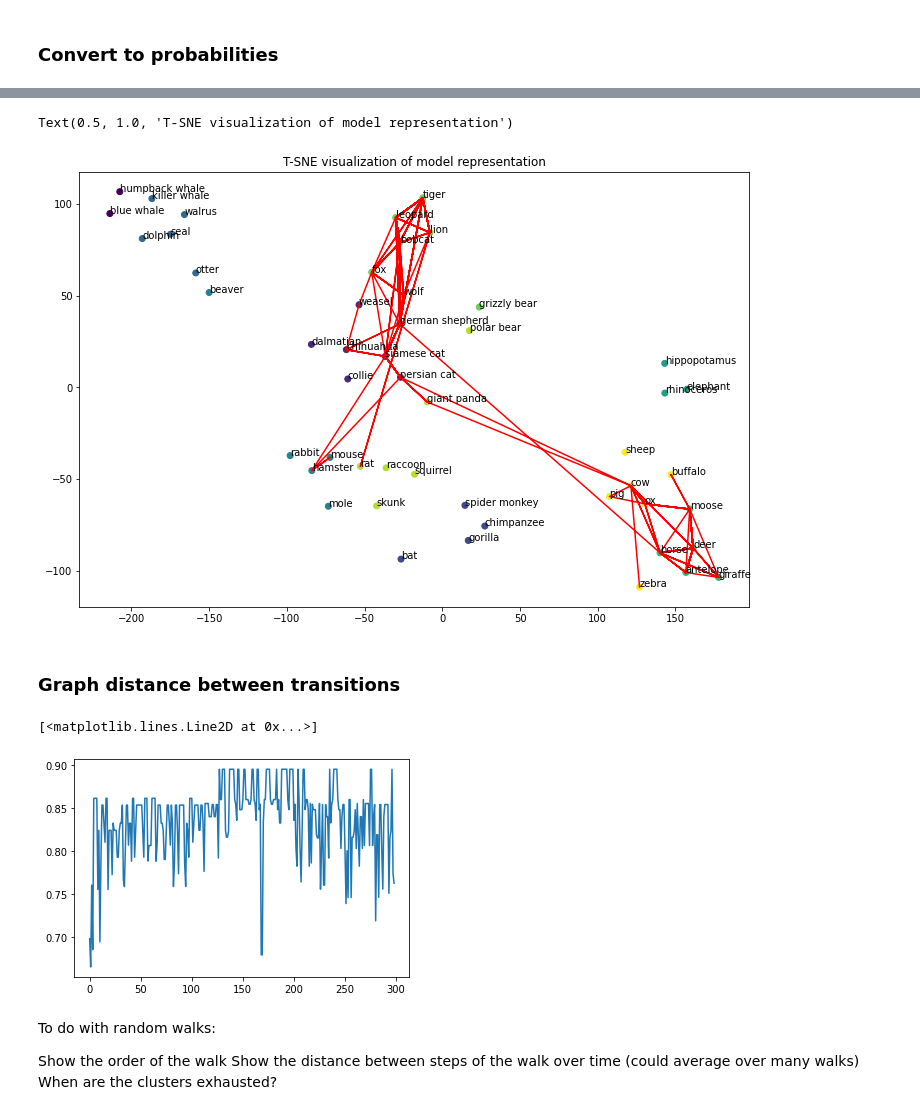
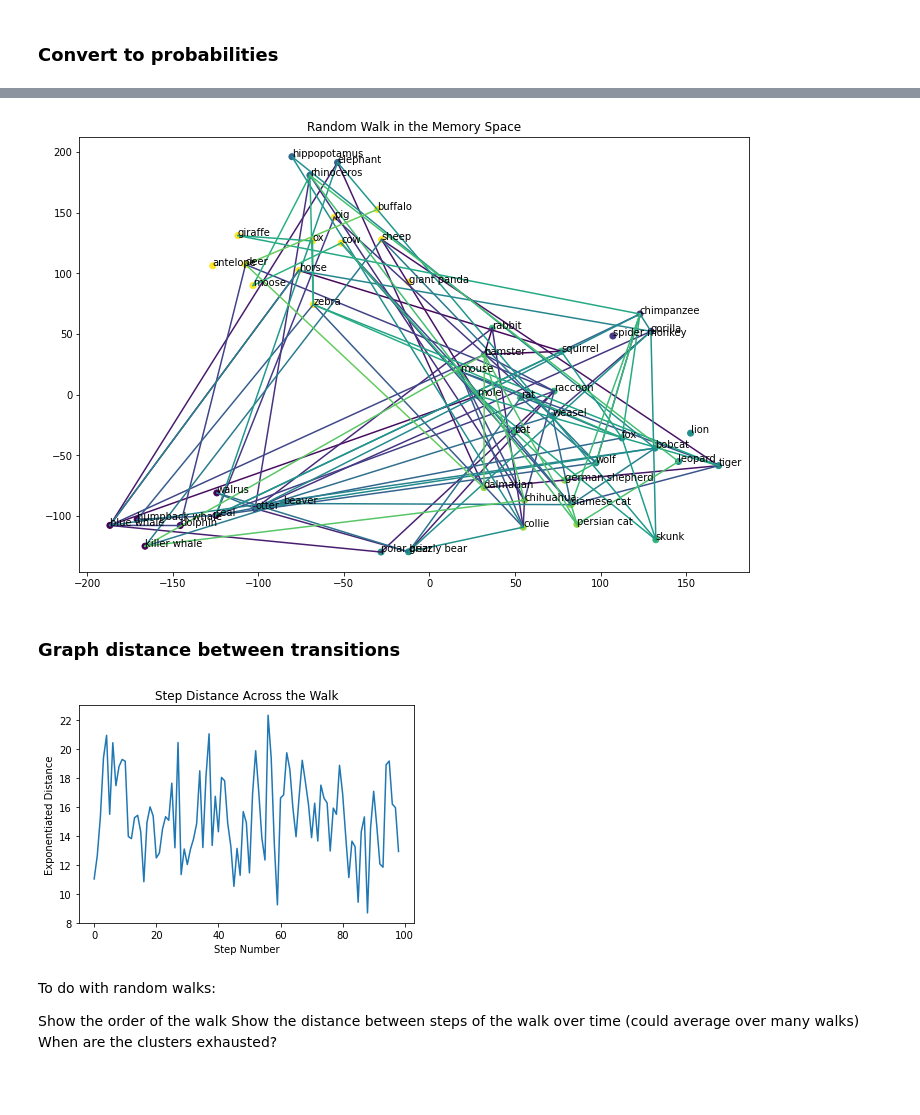
Before and after one commit to aribeller/psych209_finalproject, a Jupyter notebook: scratchpad.ipynb, the cells around one changed output, grey strips where cells are left out. Saved outputs shown, nothing was run; the diff lists cells and outputs as text; code cells hidden in the pictures; blank space fills up the shorter version.

```diff
--- a/scratchpad.ipynb
+++ b/scratchpad.ipynb
@@ -392,7 +469,7 @@ array([[ 0.34971625, -1.71602671,  0.8675696 , ...,  1.46401492,
 # %% [markdown]
 ### Compute Similarity
 # %%
-similarity_matrix = compute_similarity_matrix(hidden_unit_activations)
+similarity_matrix = compute_similarity_matrix(hidden_unit_activations, similarity_measure="inverse_euclid")
 
 np.round(similarity_matrix, decimals=3)
 # %% [output]
@@ -407,7 +484,7 @@ array([[1.   , 0.419, 0.424, ..., 0.581, 0.715, 0.542],
 ### Convert to probabilities
 # %%
 num_animals = 50
-beta = 30
+beta = 1
 
 similarity_matrix[np.arange(num_animals), np.arange(num_animals)] = 0
 
@@ -449,6 +526,8 @@ def run_chain(chain, n, start=None, seed=1):
 
     return run
 # %%
-markov_run = run_chain(markov_chain, 300, seed=1)
+seed = 9
+
+markov_run = run_chain(markov_chain, 100, seed=seed)
 markov_run
 # %% [output]
@@ -477,8 +560,17 @@ x = tsne_model[:,0]
 y = tsne_model[:,1]
 
 fig, ax = plt.subplots()
-ax.scatter(x,y,c=model_clustering.labels_)
-ax.plot(markov_x, markov_y, c="red")
+ax.scatter(x,y,c=affinity_clustering.labels_)
+
+alpha_span = np.linspace(0,0.25,num=len(markov_run))
+
+for i in range(len(markov_run) - 1):
+    xs = markov_x[i:i+2]
+    ys = markov_y[i:i+2]
+    color = cm.viridis(2*i)
+    ax.plot(xs, ys, c=color, alpha=1)
+
+# ax.plot(markov_x, markov_y, c="red")
 
 fig.set_size_inches(12, 8)
 
@@ -487,31 +579,35 @@ for i, animal in enumerate(animal_names):
     y_coor = y[i]
     ax.annotate(animal, (x_coor, y_coor))
 
-plt.title("T-SNE visualization of model representation")
+plt.title("Random Walk in the Memory Space")
+plt.savefig("figures/random_walks/walk_beta_{}_seed_{}.png".format(beta, seed))
 # %% [output]
-Text(0.5, 1.0, 'T-SNE visualization of model representation')
-[figure, old version]
+[figure, new version]
 # %% [markdown]
 ### Graph distance between transitions
 # %%
 points_in_walk = hidden_unit_activations[markov_run, :]
 
 num_steps = points_in_walk.shape[0]
 
 distances = []
 
 for i in range(num_steps - 1):
     point_from = points_in_walk[i,:]
     point_to = points_in_walk[i+1,:]
-    similarity = cos_sim(point_to, point_from)
-    distances.append(similarity)
-#     distance = np.linalg.norm(point_to - point_from)
-#     distances.append(distance)
+#     similarity = cos_sim(point_to, point_from)
+#     distances.append(similarity)
+    distance = np.linalg.norm(point_to - point_from)**beta
+    distances.append(distance)
 
 plt.plot(distances)
+plt.title("Step Distance Across the Walk")
+plt.xlabel("Step Number")
+plt.ylabel("Exponentiated Distance")
+
+plt.savefig("figures/random_walks/distances_beta_{}_seed_{}.png".format(beta, seed))
 # %% [output]
-[<matplotlib.lines.Line2D at 0x...>]
-[figure, old version]
+[figure, new version]
 # %% [markdown]
 To do with random walks:
 
```
Also changed, not shown: parts of 30 cells of this notebook, 55 other files.
